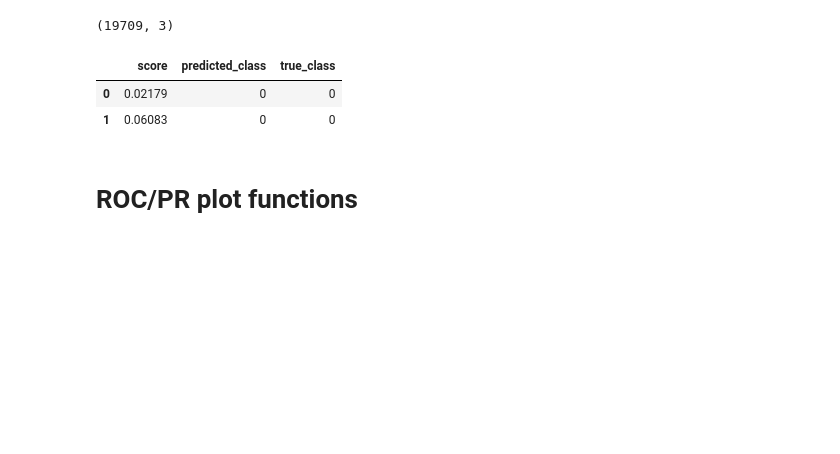
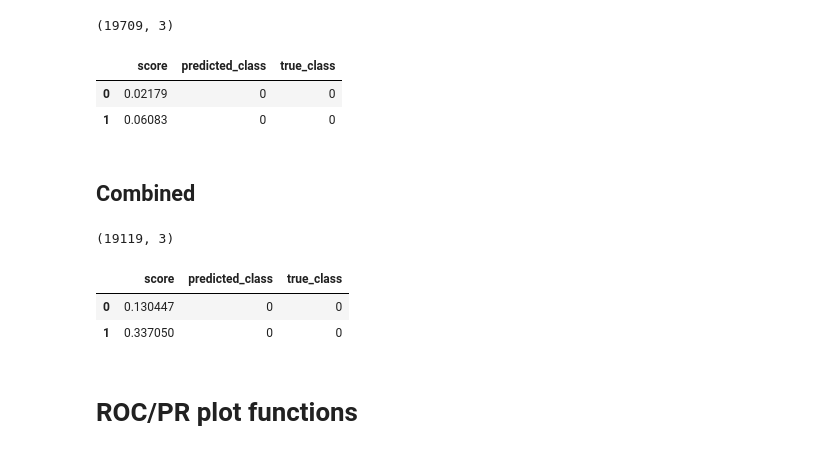
Before and after one commit to hakyimlab/phenomexcan, a Jupyter notebook: scripts/150_validation/05_roc-omim_standard-plots.ipynb, the cells around one changed output. Cells and saved outputs as stored; diff of their text form; code cells hidden in the pictures; blank space fills up the shorter version.

```diff
--- a/scripts/150_validation/05_roc-omim_standard-plots.ipynb
+++ b/scripts/150_validation/05_roc-omim_standard-plots.ipynb
@@ -59,0 +58,2 @@ roc_labels['fastenloc_torus'] = 'fastENLOC'
+# %% [markdown]
+## Combined
@@ -59,0 +65,10 @@ roc_labels['fastenloc_torus'] = 'fastENLOC'
+# %%
+roc_data['combined'].shape
+# %% [output]
+(19119, 3)
+# %%
+roc_data['combined'].head(2)
+# %% [output]
+|  | score | predicted_class | true_class |
+| 0 | 0.130447 | 0 | 0 |
+| 1 | 0.337050 | 0 | 0 |
```
Also changed, not shown: parts of 10 cells of this notebook, 1 other file.
